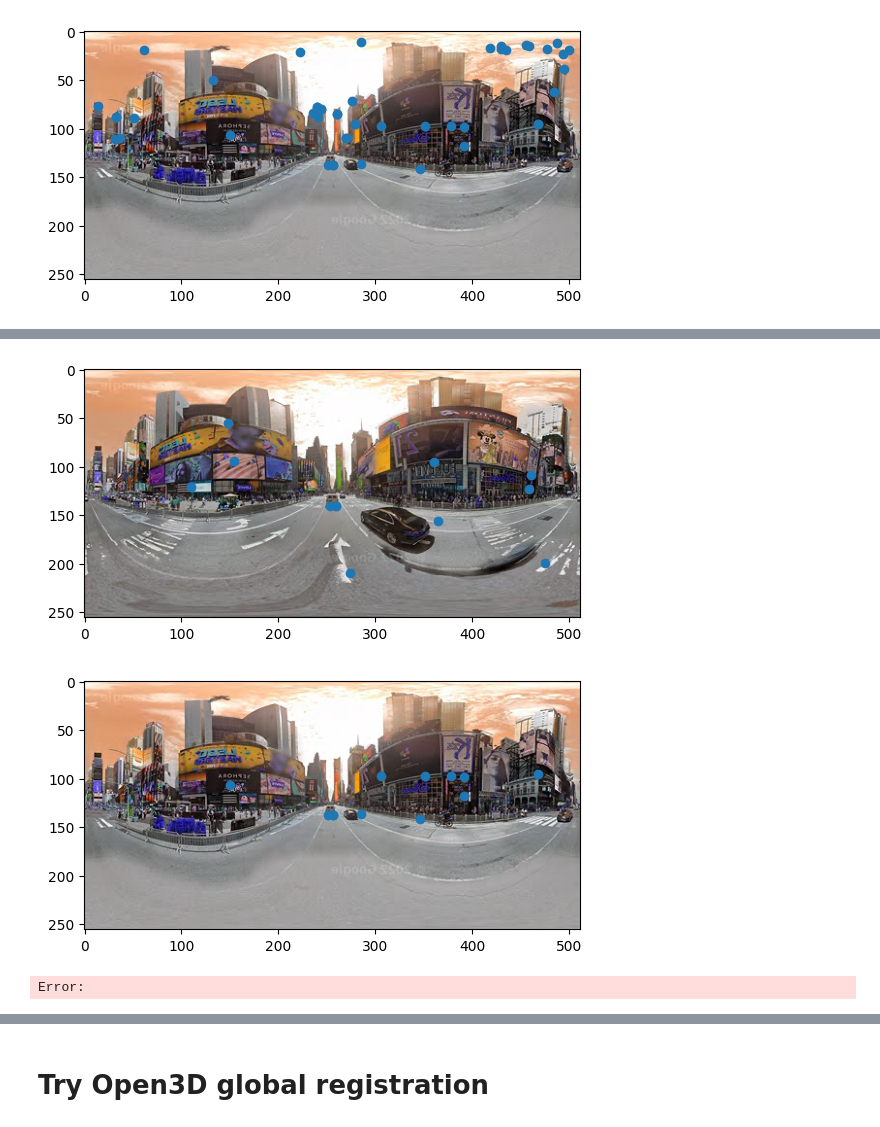
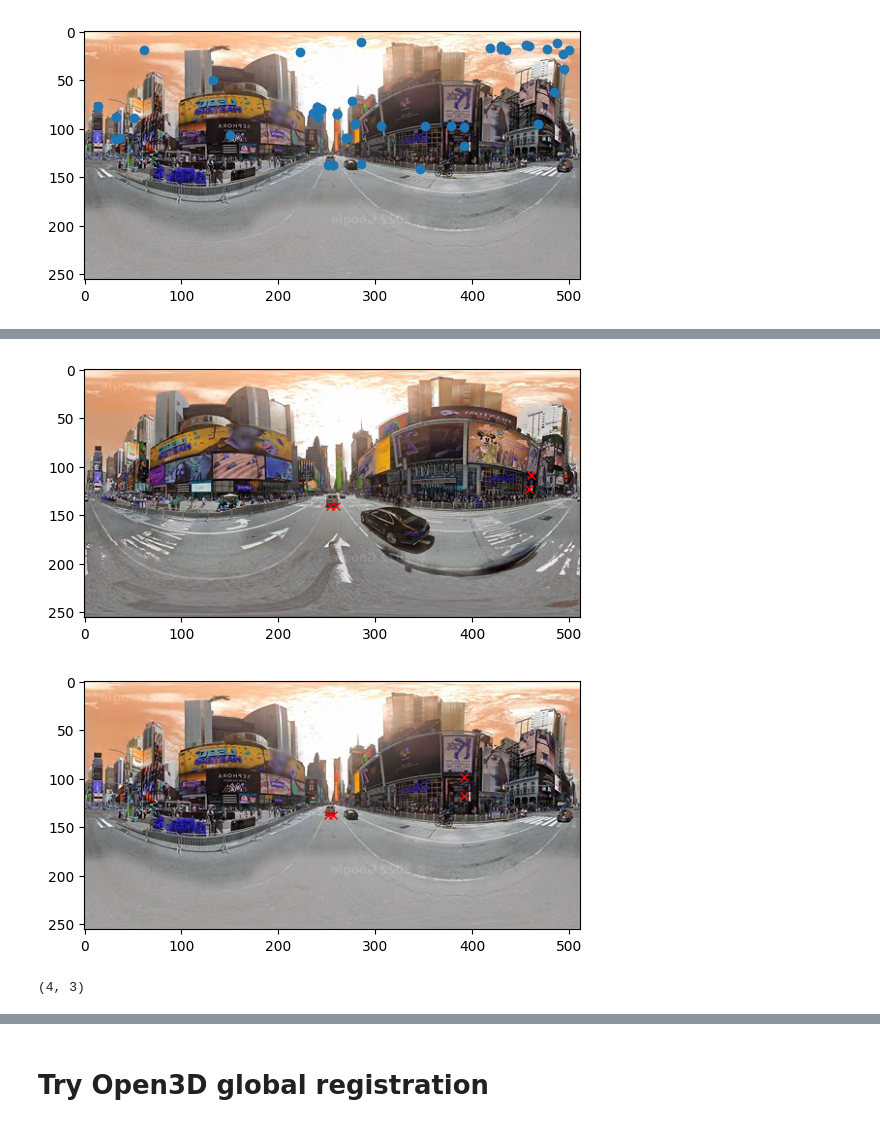
Before and after one commit to degaliang/city_of_pixels, a Jupyter notebook: point_cloud/times_square/sift_test.ipynb, the cells around one changed output, grey strips where cells are left out. Cells and saved outputs as stored; diff of their text form; code cells hidden in the pictures.

```diff
--- a/point_cloud/times_square/sift_test.ipynb
+++ b/point_cloud/times_square/sift_test.ipynb
@@ -408,20 +331,19 @@ image1.shape[:2]
 # %%
-# def calculate_cart_coordinate(depth, rgb):
-#     points = []
-#     colors = []
-#     h, w = depth.shape
-#     for i in range(h):
-#         for j in range(w):
-#             phi = (w-j-1)/(w-1) * 2* 3.14159 + 0.5*3.14159
-#             theta = (h-i-1)/(h-1) * 3.14159
+# self.calcualte_displacement()
+# total_count = 0
+# for i in range(self.h):
+#     for j in range(self.w):
+#         if self.depth[i,j] < 1e7:
+#             phi = (1-(self.w-j-1)/(self.w-1)) * 2* 3.14159 - 3.14159
+#             theta = (self.h-i-1)/(self.h-1) * 3.14159
 
-#             v = np.array([np.sin(theta)*np.cos(phi), np.sin(theta)*np.sin(phi), np.cos(theta)])
+#             v = np.array([-np.sin(theta)*np.cos(phi), -np.sin(theta)*np.sin(phi), np.cos(theta)])
 
-#             if depth[i,j] < 1e7:
-#                 points.append(copy.copy(v*depth[i,j]*255))
-#                 colors.append(rgb[i, j])
+#             v = v @ self.rotation_matrix
 
-#     return np.array(points), np.array(colors)
+#             self.points.append(copy.copy(v*self.depth[i,j]) + self.displacement)
+#             self.selected_index.append(i*self.w + j)
+#         total_count+=1
 
 def im2pts(depth, points_2d):
     points_3d = []
@@ -430,10 +352,10 @@ def im2pts(depth, points_2d):
     for i in range(points_2d.shape[0]):
         point = points_2d[i]
         r, c = point
-        phi = (w-c-1)/(w-1) * 2* 3.14159 + 0.5*3.14159
+        phi = (1-(w-c-1)/(w-1)) * 2* 3.14159 - 3.14159
         theta = (h-r-1)/(h-1) * 3.14159
 
-        v = np.array([np.sin(theta)*np.cos(phi), np.sin(theta)*np.sin(phi), np.cos(theta)])
+        v = np.array([-np.sin(theta)*np.cos(phi), -np.sin(theta)*np.sin(phi), np.cos(theta)])
 
         i, j = int(r), int(c)
         if depth[i,j] < 1e7:
@@ -449,7 +371,8 @@ depth2 = np.genfromtxt(depth_paths[1], delimiter=',', dtype=float)
 points3d1 = im2pts(depth1, matched_keypoints1[:, ::-1])
 points3d2 = im2pts(depth2, matched_keypoints2[:, ::-1])
 # %%
-non_zero_indices = np.where((points3d1 != [0, 0, 0]).all(axis=1) & (points3d2 != [0, 0, 0]).all(axis=1))[0]
+temp = np.array([3, 4, 9, 10])
+non_zero_indices = np.where((points3d1 != [0, 0, 0]).all(axis=1) & (points3d2 != [0, 0, 0]).all(axis=1))[0][temp]
 # %%
 points3d1 = points3d1[non_zero_indices]
 points3d2 = points3d2[non_zero_indices]
@@ -456,14 +392,13 @@ points3d2 = points3d2[non_zero_indices]
 # %%
 plt.imshow(image1)
-plt.plot(matched_keypoints1[non_zero_indices][:, 0], matched_keypoints1[non_zero_indices][:, 1], 'o')
+plt.plot(matched_keypoints1[non_zero_indices][:, 0], matched_keypoints1[non_zero_indices][:, 1], 'rx')
 plt.show()
 plt.imshow(image2)
-plt.plot(matched_keypoints2[non_zero_indices][:, 0], matched_keypoints2[non_zero_indices][:, 1], 'o')
+plt.plot(matched_keypoints2[non_zero_indices][:, 0], matched_keypoints2[non_zero_indices][:, 1], 'rx')
 plt.show()
 # %% [output]
-[figure, old version]
+[figure, new version]
-[figure, old version]
+[figure, new version]
-Error:
 # %%
 def umeyama(P, Q):
     assert P.shape == Q.shape
@@ -491,3 +426,7 @@ def umeyama(P, Q):
     return c, R, t
 # %%
 c, R, t = umeyama(points3d1, points3d2)
+# %%
+points3d1.shape
+# %% [output]
+(4, 3)
```
Also changed, not shown: parts of 22 cells of this notebook.
